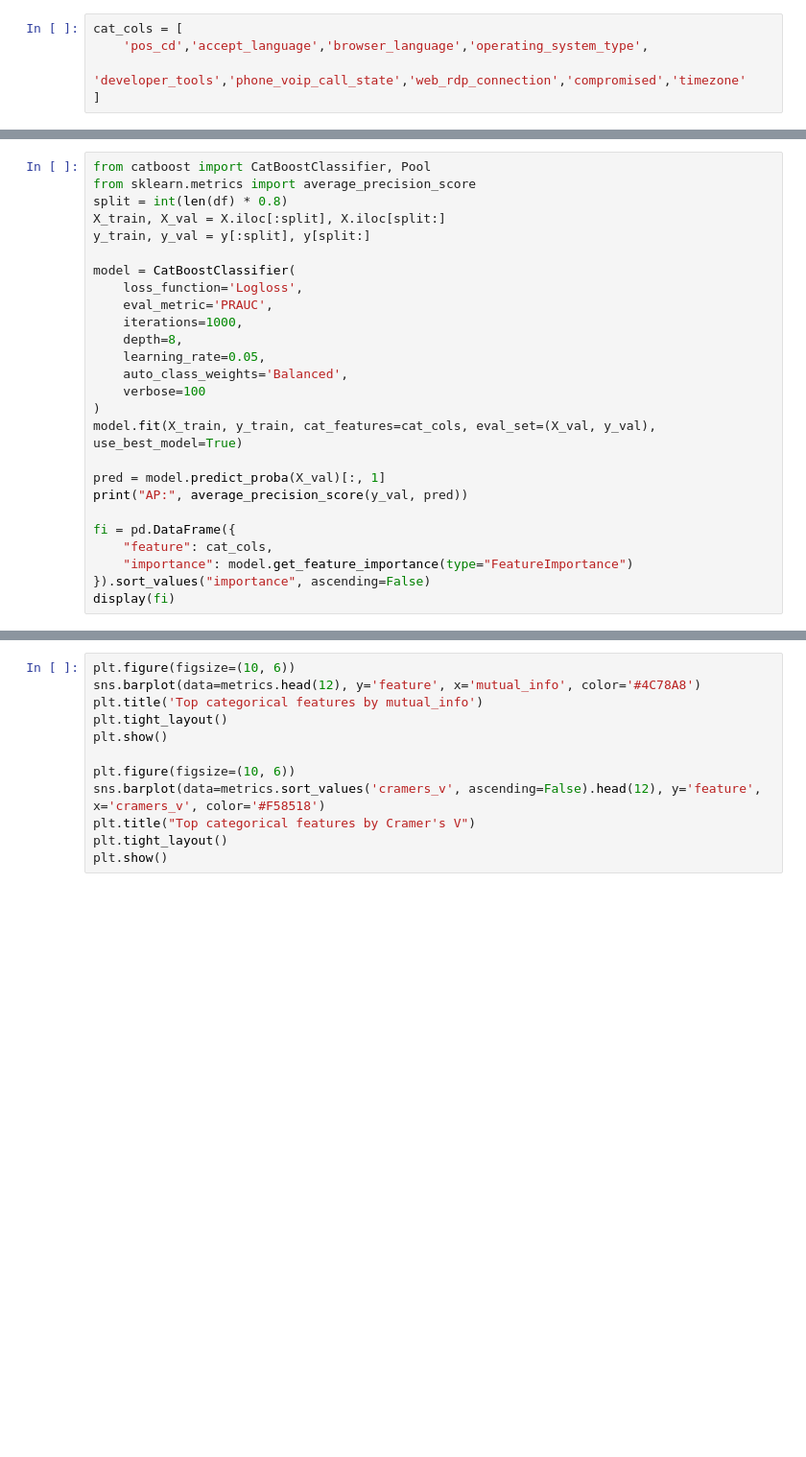
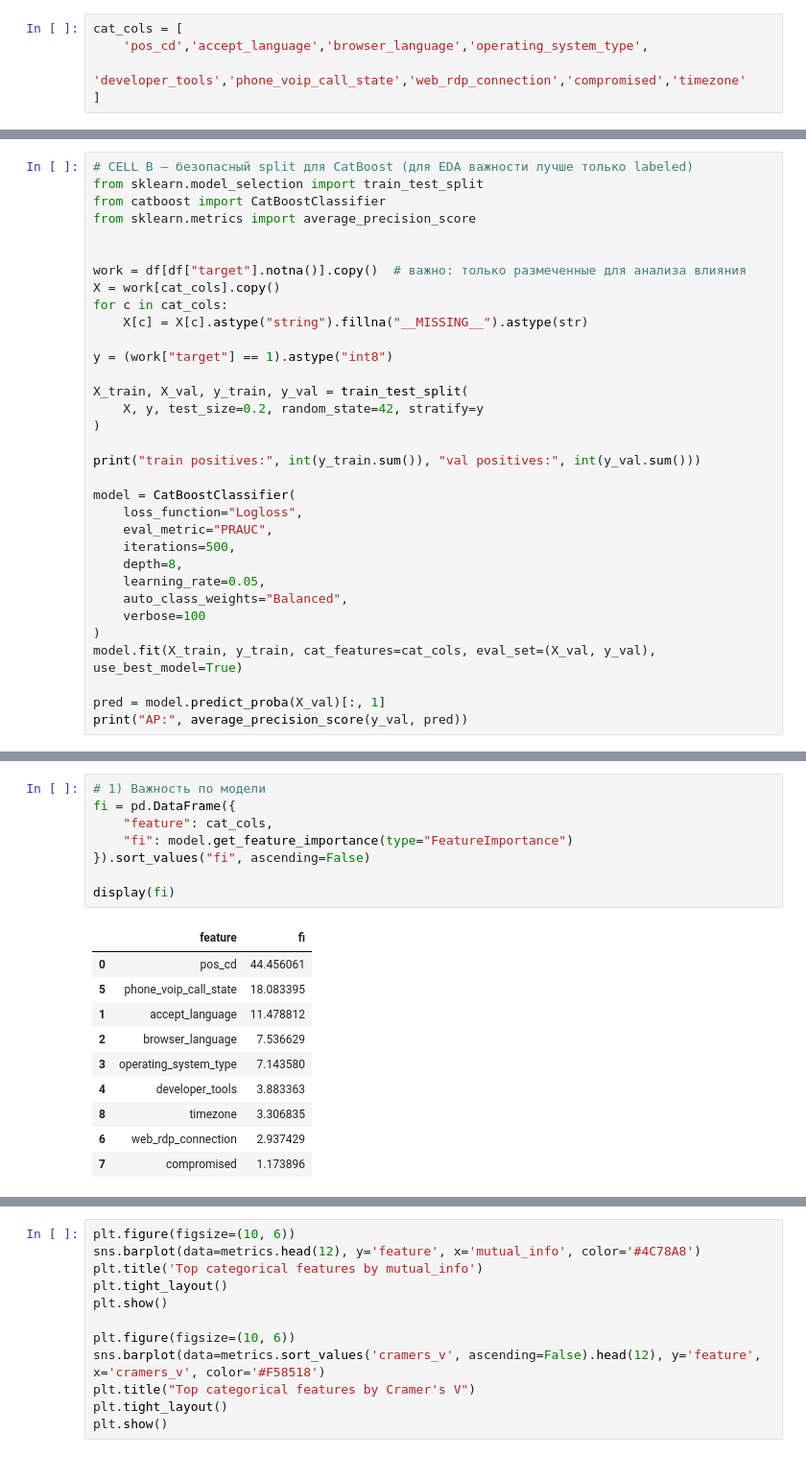
Before and after one commit to Karimkhab/data-fusion-contest, a Jupyter notebook: notebooks/karim/categorical_eda_karim.ipynb, the cells around one changed output, grey strips where cells are left out. Shown at 96% size. Drawn from its saved outputs; the diff is of its cells as text; blank space fills up the shorter version.

```diff
--- a/notebooks/karim/categorical_eda_karim.ipynb
+++ b/notebooks/karim/categorical_eda_karim.ipynb
@@ -335,27 +358,34 @@ y = df['target_bin'].values
 # %%
-from catboost import CatBoostClassifier, Pool
+# CELL B — безопасный split для CatBoost (для EDA важности лучше только labeled)
+from sklearn.model_selection import train_test_split
+from catboost import CatBoostClassifier
 from sklearn.metrics import average_precision_score
-split = int(len(df) * 0.8)
-X_train, X_val = X.iloc[:split], X.iloc[split:]
-y_train, y_val = y[:split], y[split:]
+
+
+work = df[df["target"].notna()].copy()  # важно: только размеченные для анализа влияния
+X = work[cat_cols].copy()
+for c in cat_cols:
+    X[c] = X[c].astype("string").fillna("__MISSING__").astype(str)
+
+y = (work["target"] == 1).astype("int8")
+
+X_train, X_val, y_train, y_val = train_test_split(
+    X, y, test_size=0.2, random_state=42, stratify=y
+)
+
+print("train positives:", int(y_train.sum()), "val positives:", int(y_val.sum()))
 
 model = CatBoostClassifier(
-    loss_function='Logloss',
-    eval_metric='PRAUC',
-    iterations=1000,
+    loss_function="Logloss",
+    eval_metric="PRAUC",
+    iterations=500,
     depth=8,
     learning_rate=0.05,
-    auto_class_weights='Balanced',
+    auto_class_weights="Balanced",
     verbose=100
 )
 model.fit(X_train, y_train, cat_features=cat_cols, eval_set=(X_val, y_val), use_best_model=True)
 
 pred = model.predict_proba(X_val)[:, 1]
 print("AP:", average_precision_score(y_val, pred))
-
-fi = pd.DataFrame({
-    "feature": cat_cols,
-    "importance": model.get_feature_importance(type="FeatureImportance")
-}).sort_values("importance", ascending=False)
-display(fi)
 # %% [output]
@@ -362,0 +405,19 @@ CatBoostError: Invalid type for cat_feature[non-default value idx=0,feature_idx=
+# %%
+# 1) Важность по модели
+fi = pd.DataFrame({
+    "feature": cat_cols,
+    "fi": model.get_feature_importance(type="FeatureImportance")
+}).sort_values("fi", ascending=False)
+
+display(fi)
+# %% [output]
+|  | feature | fi |
+| 0 | pos_cd | 44.456061 |
+| 5 | phone_voip_call_state | 18.083395 |
+| 1 | accept_language | 11.478812 |
+| 2 | browser_language | 7.536629 |
+| 3 | operating_system_type | 7.143580 |
+| 4 | developer_tools | 3.883363 |
+| 8 | timezone | 3.306835 |
+| 6 | web_rdp_connection | 2.937429 |
+| 7 | compromised | 1.173896 |
```
Also changed, not shown: parts of 15 cells of this notebook.
